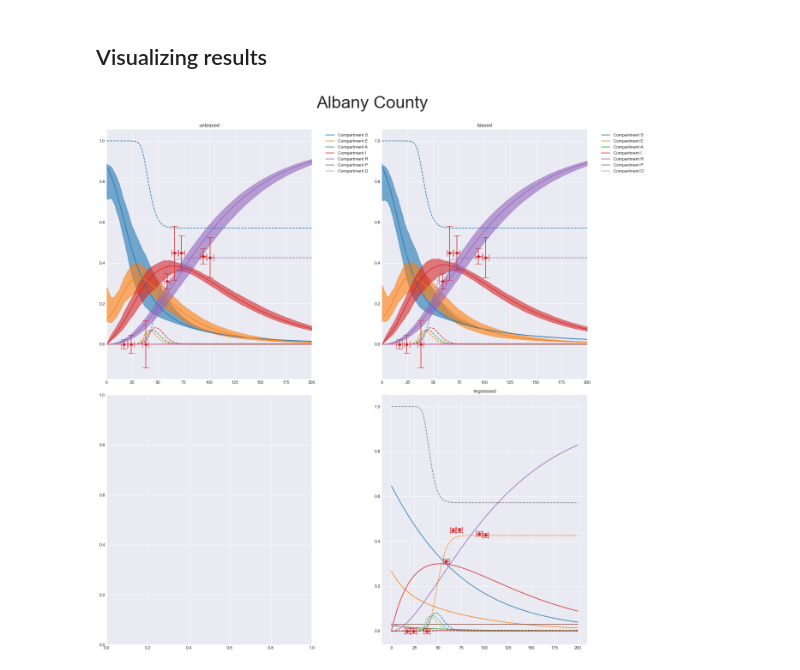
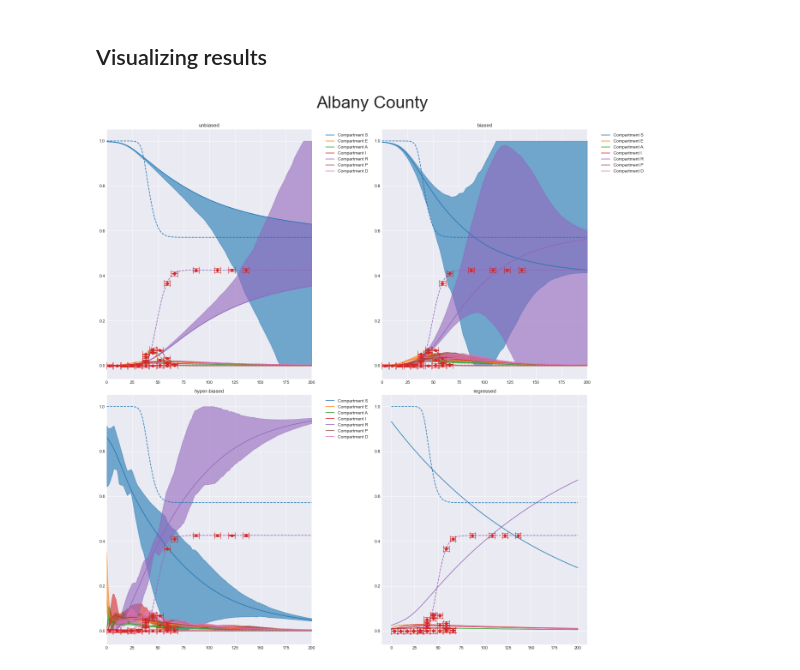
Before and after one commit to ur-whitelab/py0, a Jupyter notebook: examples/Fit_data.ipynb, the cells around one changed output. Cells and saved outputs as stored; diff of their text form; code cells hidden in the pictures.

```diff
--- a/examples/Fit_data.ipynb
+++ b/examples/Fit_data.ipynb
@@ -262,10 +291,10 @@ tf.Tensor(
 # %% [markdown]
 ## Algorithm 2
 # %%
-fit_param_model = maxentep.MetaParameterJoint(np.zeros((M,)), Mobility_martix_norm, tmat, name='unbiased_model')
-fit_param_model.compile(tf.optimizers.Adam(0.1))
+fit_param_model = maxentep.MetaParameterJoint(np.zeros((M,)), Mobility_martix_norm, tmat, name='unbiased_model',hypers = hyper_pram)
+fit_param_model.compile(tf.optimizers.Adam(0.01))
 hme_model = maxentep.HyperMaxentModel(restraints, fit_param_model, model)
-hme_model.compile(tf.keras.optimizers.Adam(learning_rate=1e-2), 'mean_squared_error')
+hme_model.compile(tf.keras.optimizers.Adam(learning_rate=1e-3), 'mean_squared_error')
 # %%
-history = hme_model.fit(N, final_batch_multiplier=batches, outter_epochs=25, batch_size=32, epochs=8)
+history = hme_model.fit(N, final_batch_multiplier=batches, outter_epochs=15, batch_size=32, epochs=8)
 # %% [output]
@@ -348,8 +417,8 @@ Maxent 7.3270154 after tuning nan
 # %%
 T = tmat.value
 start = np.zeros((M, C))
-start[0,0] = 0.5
-infect = maxentep.ContactInfectionLayer(0.1, infections_compartments)
+start[0,1] = 0.01
+infect = maxentep.ContactInfectionLayer(hyper_pram.beta_start, infections_compartments)
 # make "agreement" function
 def agreement(traj, rs=restraints):
     s = 0
@@ -360,6 +429,6 @@ rmodel = maxentep.TrainableMetaModel(start, Mobility_martix_norm, T, infect, 201
 # %%
 rmodel.compile(optimizer=tf.keras.optimizers.Adam(0.01))
 utraj = rmodel.get_traj()
-rmodel.fit(100)
+rmodel.fit(150)
 rtraj = rmodel.get_traj()
 # %% [output]
@@ -369,40 +438,40 @@ rtraj = rmodel.get_traj()
 # %%
 patch_number = 0
 fig, axs = plt.subplots(nrows=2, ncols=2, figsize=(18,18))
 fig.suptitle('{}'.format(patches[patch_number]), fontsize=40,y=1.005)
 
 axs[0,0].set_title('unbiased')
 maxentep.traj_quantile(trajs[:,:,patch_number,:], names=full_compartments, ax=axs[0,0])
 axs[0,0].plot(ref_traj[p,:,patch_number,:], linestyle='--')
 # axs[1].plot(ref_traj[p,:,0,0], linestyle='--', color='C0')
 for i,pf in enumerate(plot_fxns):
     pf(axs[0,0], me_model.lambdas[i], color='C3')
 plt.tight_layout()
 
 axs[0,1].set_title('biased')
 maxentep.traj_quantile(trajs[:,:,patch_number,:], weights=me_model.traj_weights, names=full_compartments, ax=axs[0,1])
 axs[0,1].plot(ref_traj[p,:,patch_number,:], linestyle='--')
 # axs[1].plot(ref_traj[p,:,0,0], linestyle='--', color='C0')
 for i,pf in enumerate(plot_fxns):
     pf(axs[0,1], me_model.lambdas[i], color='C3')
 plt.tight_layout()
 
-# axs[1,0].set_title('hyper-biased')
-# maxentep.traj_quantile(hme_model.trajs[:,:,0,:], weights=hme_model.traj_weights, names=full_compartments, ax=axs[1,0])
-# axs[1,0].plot(ref_traj[:,0,-1], linestyle='--', color='C3')
-# axs[1,0].plot(ref_traj[:,0,0], linestyle='--', color='C0')
-# for i,pf in enumerate(plot_fxns):
-#     pf(axs[1,0], hme_model.lambdas[i], color='C3')
-# plt.tight_layout()
+axs[1,0].set_title('hyper-biased')
+maxentep.traj_quantile(hme_model.trajs[:,:,patch_number,:], weights=hme_model.traj_weights, names=full_compartments, ax=axs[1,0])
+axs[1,0].plot(ref_traj[p,:,patch_number,:], linestyle='--')
+for i,pf in enumerate(plot_fxns):
+    pf(axs[1,0], hme_model.lambdas[i], color='C3')
+plt.tight_layout()
 
 axs[1,1].set_title('regressed')
 axs[1,1].plot(rtraj[0,:,patch_number,:])
-axs[1,1].plot(ref_traj[p,:,patch_number,:], linestyle='--')
-# axs[1,1].plot(ref_traj[p,:,patch_number,:], linestyle='--')
+axs[1,1].plot(ref_traj[p,:,patch_number,0], linestyle='--',color='C0')
+axs[1,1].plot(ref_traj[p,:,patch_number,4], linestyle='--',color='C4')
 for i,pf in enumerate(plot_fxns):
     pf(axs[1,1], 1, color='C3')
 
 plt.tight_layout()
-plt.savefig('compare_biased.png', dpi = 300)
+plt.savefig('compare_Albany.png', dpi = 300)
+plt.show()
 # %% [output]
-[figure, old version]
+[figure, new version]
```
Also changed, not shown: parts of 18 cells of this notebook.
